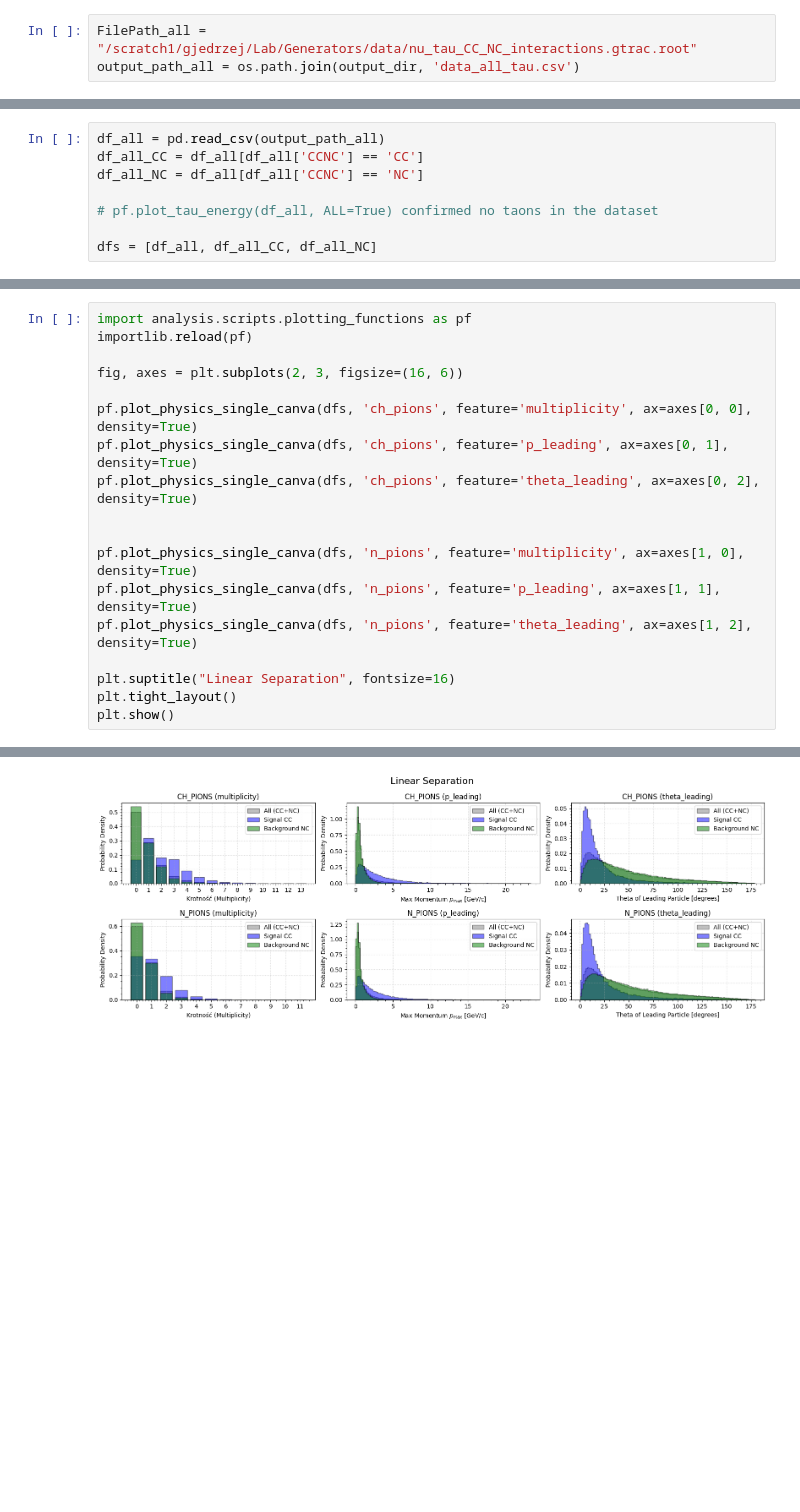
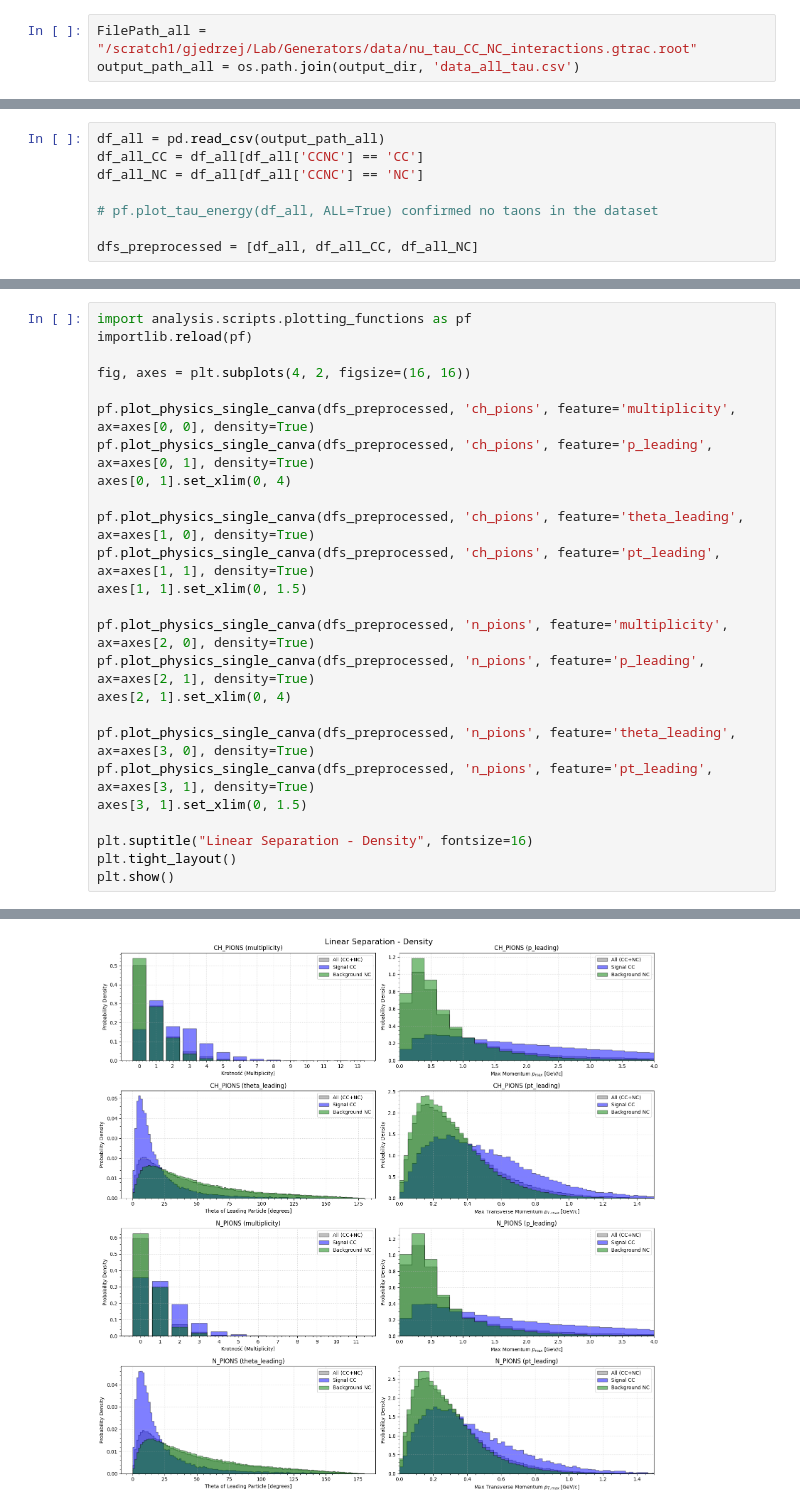
Before and after one commit to PasiekaFUW/Masters_Thesis, a Jupyter notebook: Lab/analysis/NN.ipynb, the cells around one changed output, grey strips where cells are left out. Cells and saved outputs as stored; diff of their text form; blank space fills up the shorter version.

```diff
--- a/Lab/analysis/NN.ipynb
+++ b/Lab/analysis/NN.ipynb
@@ -53,7 +60,7 @@ df_all_NC = df_all[df_all['CCNC'] == 'NC']
 
 # pf.plot_tau_energy(df_all, ALL=True) confirmed no taons in the dataset
 
-dfs = [df_all, df_all_CC, df_all_NC]
+dfs_preprocessed = [df_all, df_all_CC, df_all_NC]
 # %%
 import analysis.scripts.plotting_functions as pf
 importlib.reload(pf)
@@ -84,18 +98,25 @@ plt.show()
 import analysis.scripts.plotting_functions as pf
 importlib.reload(pf)
 
-fig, axes = plt.subplots(2, 3, figsize=(16, 6))
+fig, axes = plt.subplots(4, 2, figsize=(16, 16))
 
-pf.plot_physics_single_canva(dfs, 'ch_pions', feature='multiplicity', ax=axes[0, 0], density=True)
-pf.plot_physics_single_canva(dfs, 'ch_pions', feature='p_leading', ax=axes[0, 1], density=True)
-pf.plot_physics_single_canva(dfs, 'ch_pions', feature='theta_leading', ax=axes[0, 2], density=True)
+pf.plot_physics_single_canva(dfs_preprocessed, 'ch_pions', feature='multiplicity', ax=axes[0, 0], density=True)
+pf.plot_physics_single_canva(dfs_preprocessed, 'ch_pions', feature='p_leading', ax=axes[0, 1], density=True)
+axes[0, 1].set_xlim(0, 4)
 
+pf.plot_physics_single_canva(dfs_preprocessed, 'ch_pions', feature='theta_leading', ax=axes[1, 0], density=True)
+pf.plot_physics_single_canva(dfs_preprocessed, 'ch_pions', feature='pt_leading', ax=axes[1, 1], density=True)
+axes[1, 1].set_xlim(0, 1.5)
 
-pf.plot_physics_single_canva(dfs, 'n_pions', feature='multiplicity', ax=axes[1, 0], density=True)
-pf.plot_physics_single_canva(dfs, 'n_pions', feature='p_leading', ax=axes[1, 1], density=True)
-pf.plot_physics_single_canva(dfs, 'n_pions', feature='theta_leading', ax=axes[1, 2], density=True)
+pf.plot_physics_single_canva(dfs_preprocessed, 'n_pions', feature='multiplicity', ax=axes[2, 0], density=True)
+pf.plot_physics_single_canva(dfs_preprocessed, 'n_pions', feature='p_leading', ax=axes[2, 1], density=True)
+axes[2, 1].set_xlim(0, 4)
 
-plt.suptitle("Linear Separation", fontsize=16)
+pf.plot_physics_single_canva(dfs_preprocessed, 'n_pions', feature='theta_leading', ax=axes[3, 0], density=True)
+pf.plot_physics_single_canva(dfs_preprocessed, 'n_pions', feature='pt_leading', ax=axes[3, 1], density=True)
+axes[3, 1].set_xlim(0, 1.5)
+
+plt.suptitle("Linear Separation - Density", fontsize=16)
 plt.tight_layout()
 plt.show()
 # %% [output]
@@ -108 +129 @@ plt.show()
-[figure, old version]
+[figure, new version]
```
Also changed, not shown: parts of 17 cells of this notebook, 4 other files.
